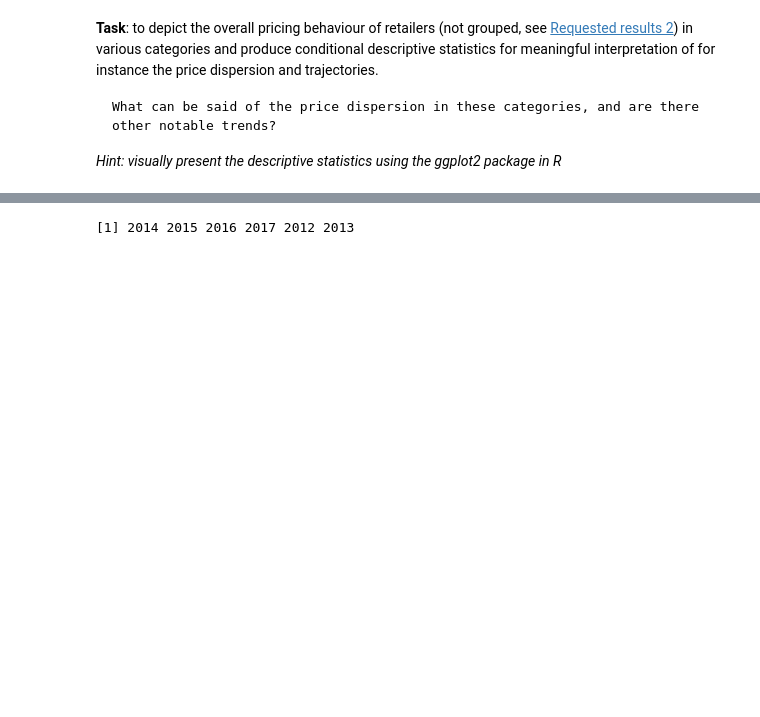
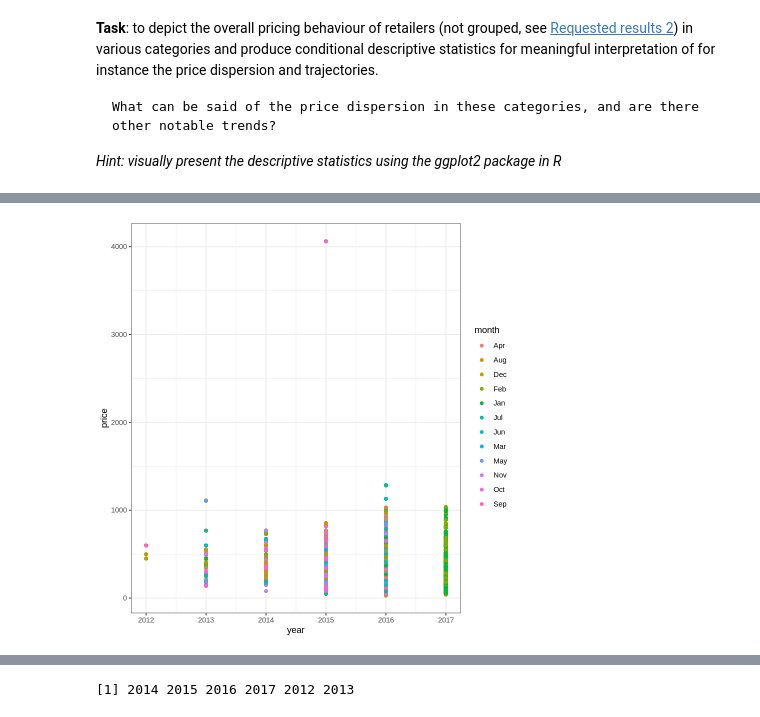
Before and after one commit to dnzengou/du_r, a Jupyter notebook: r-experiments/r_price-dispersion/r-project_scripts/home_assignement_timeseries_R.ipynb, the cells around one changed output, grey strips where cells are left out. Saved outputs shown, nothing was run; the diff lists cells and outputs as text; code cells hidden in the pictures; blank space fills up the shorter version.

```diff
--- a/r-experiments/r_price-dispersion/r-project_scripts/home_assignement_timeseries_R.ipynb
+++ b/r-experiments/r_price-dispersion/r-project_scripts/home_assignement_timeseries_R.ipynb
@@ -156,0 +374,4 @@ A psych: 14 × 8
+# %%
+# select a fraction of a dataframe for quicker analysis of trends and patterns
+# 30% of the whole dataframe here
+sub_xbox360 <- sample_frac(xbox360, 0.3)
@@ -156,0 +504,11 @@ A psych: 14 × 8
+# %%
+# Let's use a subset of xbox360 dataframe
+# it will make the analysis and visualization faster
+# while the df will be keeping the same behavious
+plot01 <- ggplot(sub_xbox360, aes(year, price, colour = month))
+
+plot01 + geom_point() +
+theme_bw()
+#ggsave("plot1.png",width=6, height=4,dpi=300)
+# %% [output]
+[figure, added]
```
Also changed, not shown: parts of 208 cells of this notebook.
